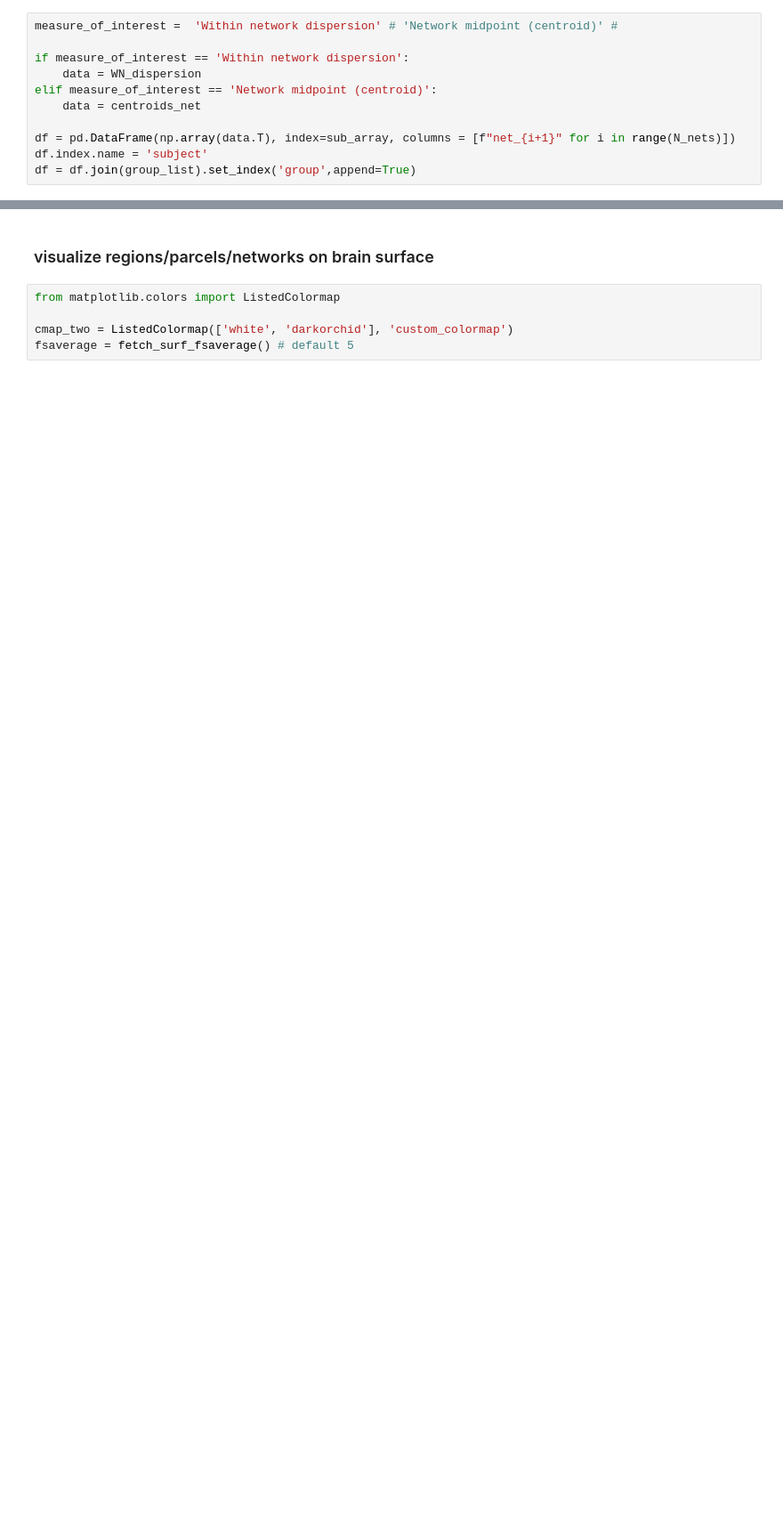
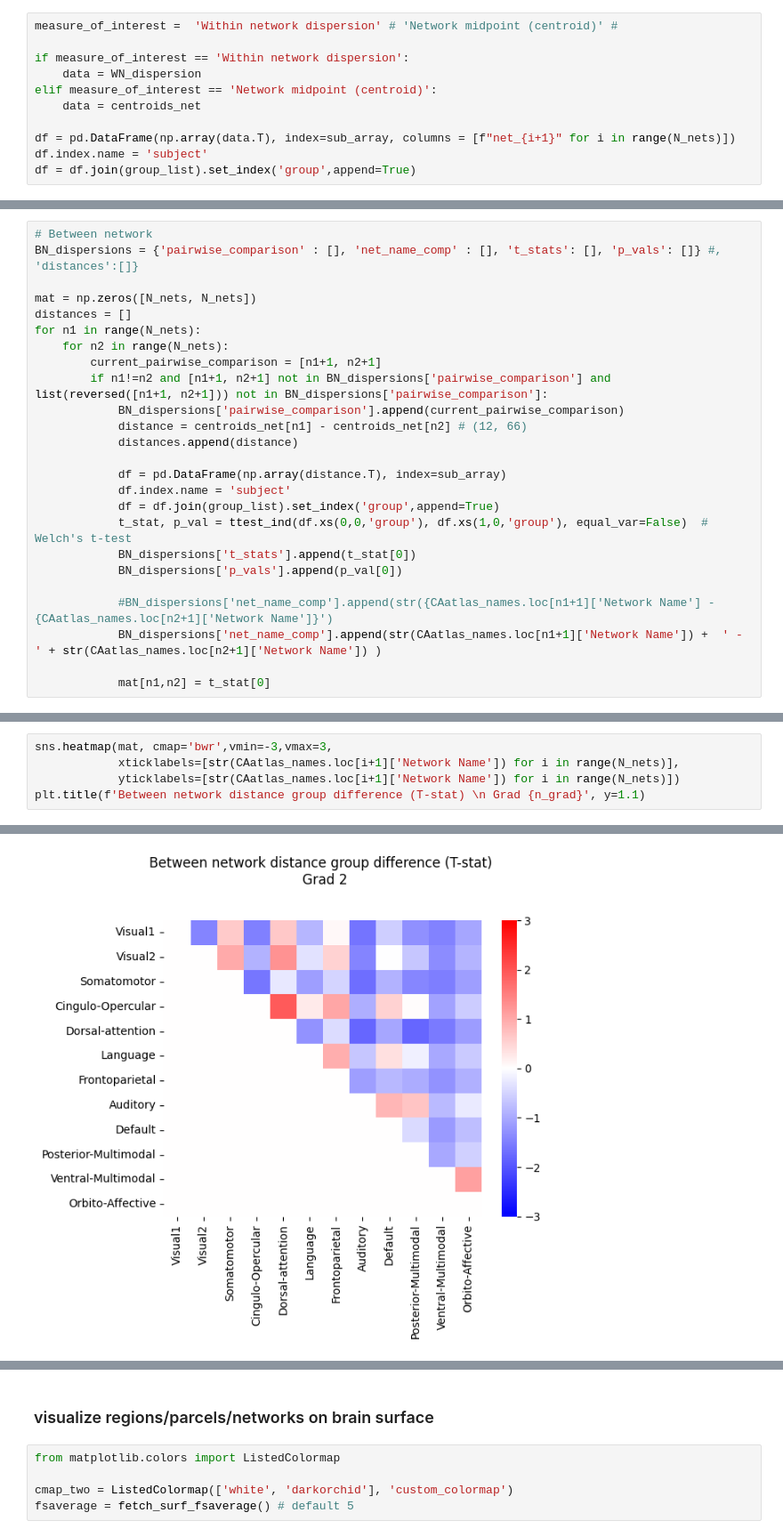
Before and after one commit to mrenke/numrisk, a Jupyter notebook: numrisk/fmri_analysis/gradients/networkDispersion_01.ipynb, the cells around one changed output, grey strips where cells are left out. Shown at 89% size. Cells and saved outputs as stored; diff of their text form; blank space fills up the shorter version.

```diff
--- a/numrisk/fmri_analysis/gradients/networkDispersion_01.ipynb
+++ b/numrisk/fmri_analysis/gradients/networkDispersion_01.ipynb
@@ -219,0 +215,25 @@ array([0.85132387, 0.0672961 , 0.29970624, 0.04295781, 0.2299555 ,
+# %%
+# Between network
+BN_dispersions = {'pairwise_comparison' : [], 'net_name_comp' : [], 't_stats': [], 'p_vals': []} #, 'distances':[]}
+
+mat = np.zeros([N_nets, N_nets])
+distances = []
+for n1 in range(N_nets):
+    for n2 in range(N_nets):
+        current_pairwise_comparison = [n1+1, n2+1]
+        if n1!=n2 and [n1+1, n2+1] not in BN_dispersions['pairwise_comparison'] and list(reversed([n1+1, n2+1])) not in BN_dispersions['pairwise_comparison']:
+            BN_dispersions['pairwise_comparison'].append(current_pairwise_comparison)
+            distance = centroids_net[n1] - centroids_net[n2] # (12, 66)
+            distances.append(distance)
+
+            df = pd.DataFrame(np.array(distance.T), index=sub_array)
+            df.index.name = 'subject'
+            df = df.join(group_list).set_index('group',append=True)
+            t_stat, p_val = ttest_ind(df.xs(0,0,'group'), df.xs(1,0,'group'), equal_var=False)  # Welch's t-test
+            BN_dispersions['t_stats'].append(t_stat[0])
+            BN_dispersions['p_vals'].append(p_val[0])
+
+            #BN_dispersions['net_name_comp'].append(str({CAatlas_names.loc[n1+1]['Network Name'] - {CAatlas_names.loc[n2+1]['Network Name']}')
+            BN_dispersions['net_name_comp'].append(str(CAatlas_names.loc[n1+1]['Network Name']) +  ' - ' + str(CAatlas_names.loc[n2+1]['Network Name']) )
+
+            mat[n1,n2] = t_stat[0]
@@ -219,0 +258,6 @@ array([0.85132387, 0.0672961 , 0.29970624, 0.04295781, 0.2299555 ,
+# %%
+sns.heatmap(mat, cmap='bwr',vmin=-3,vmax=3,
+            xticklabels=[str(CAatlas_names.loc[i+1]['Network Name']) for i in range(N_nets)],
+            yticklabels=[str(CAatlas_names.loc[i+1]['Network Name']) for i in range(N_nets)])
+plt.title(f'Between network distance group difference (T-stat) \n Grad {n_grad}', y=1.1)
+# %% [output]
@@ -219,0 +265 @@ array([0.85132387, 0.0672961 , 0.29970624, 0.04295781, 0.2299555 ,
+[figure, added]
```
Also changed, not shown: parts of 12 cells of this notebook, 16 other files.
